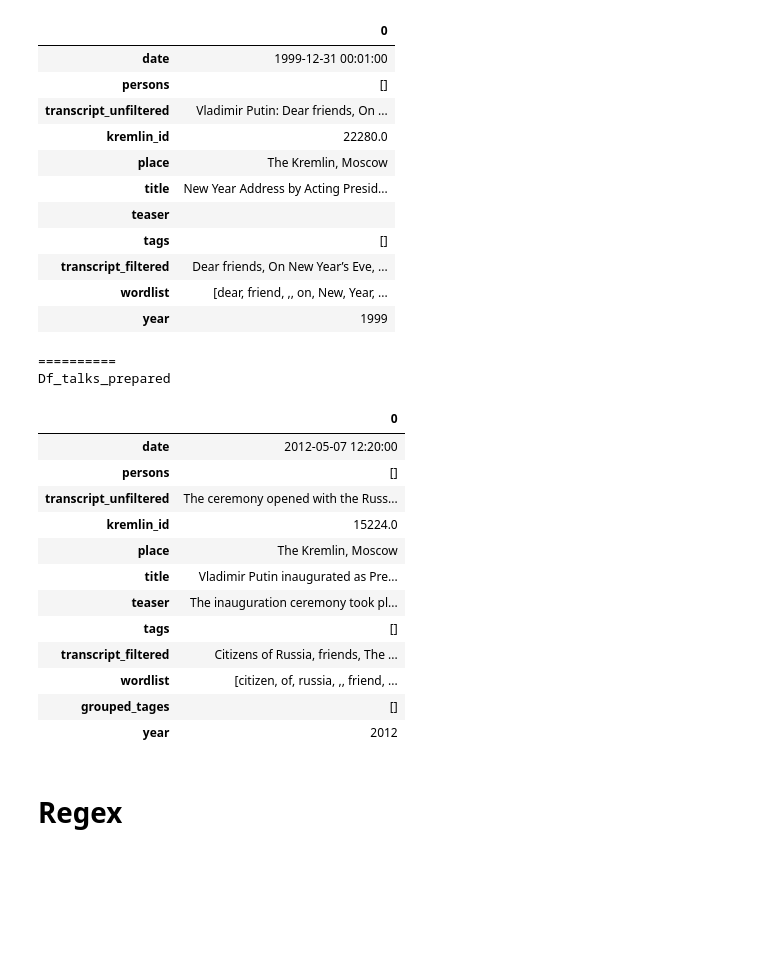
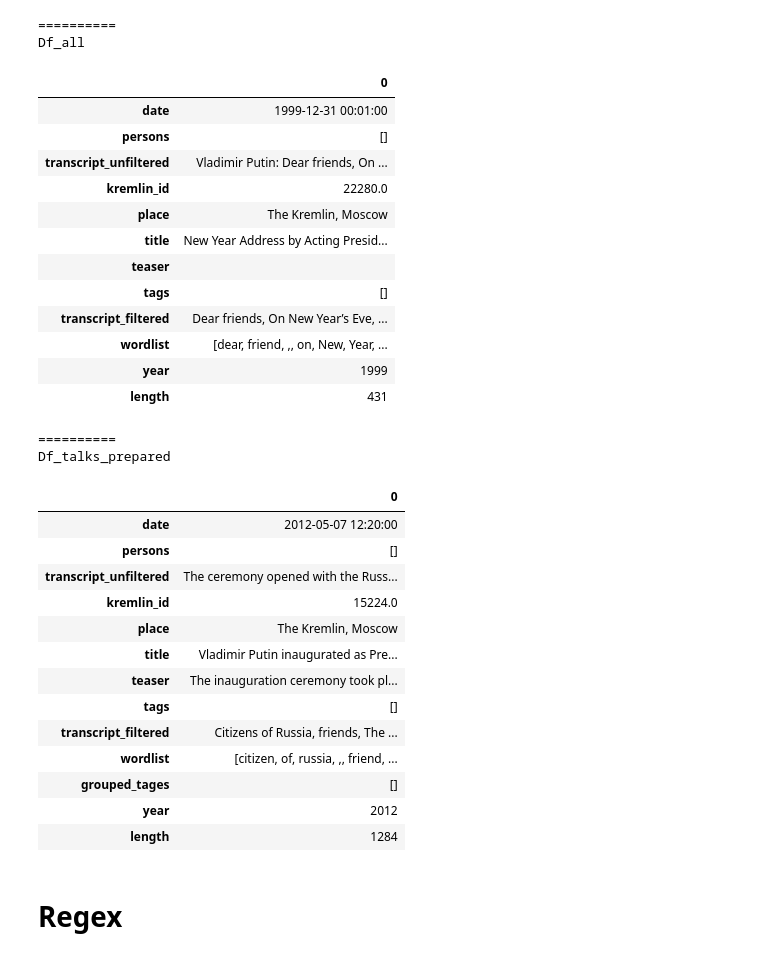
Before and after one commit to szuvarska/PutinsTalksAnalysis, a Jupyter notebook: notebooks/04a_counting.ipynb, the cells around one changed output. Drawn from its saved outputs; the diff is of its cells as text; code cells hidden in the pictures; blank space fills up the shorter version.

```diff
--- a/notebooks/04a_counting.ipynb
+++ b/notebooks/04a_counting.ipynb
@@ -109,38 +110,45 @@ def plot_keyword_by_year(df, keyword, title_keyword=None, mask=None):
     else:
         return
 # %%
-# Data for NATO 2004 only
+# Data only for NATO 2004 analysis
 df_all = pd.read_json('data/putin_complete.json')
 df_all = df_all[df_all['transcript_filtered'] != '']
 df_all['year'] = pd.to_datetime(df_all['date']).dt.year
+df_all['length'] = df_all['wordlist'].apply(len)
+print("="*10)
+print("Df_all")
 display(df_all.head(1).T)
 
 # Data for other analyses
 df_talks_prepared = pd.read_csv(
     'data/putins_talks_prepared.csv',
     converters={'wordlist': literal_eval}  # try to convert list-like strings to lists
 )
 df_talks_prepared['wordlist'] = df_talks_prepared['wordlist'].apply(normalize_wordlist)
 df_talks_prepared['year'] = pd.to_datetime(df_talks_prepared['date']).dt.year
+df_talks_prepared['length'] = df_talks_prepared['wordlist'].apply(len)
 
 print("="*10)
 print("Df_talks_prepared")
 display(df_talks_prepared.head(1).T)
 # %% [output]
+==========
+Df_all
 |  | 0 |
 | date | 1999-12-31 00:01:00 |
 | persons | [] |
 | transcript_unfiltered | Vladimir Putin: Dear friends, On ... |
 | kremlin_id | 22280.0 |
 | place | The Kremlin, Moscow |
 | title | New Year Address by Acting Presid... |
 | teaser |  |
 | tags | [] |
 | transcript_filtered | Dear friends, On New Year’s Eve, ... |
 | wordlist | [dear, friend, ,, on, New, Year, ... |
 | year | 1999 |
+| length | 431 |
-==========
-Df_talks_prepared
+==========
+Df_talks_prepared
 |  | 0 |
 | date | 2012-05-07 12:20:00 |
 | persons | [] |
@@ -154,6 +162,7 @@ Df_talks_prepared
 | wordlist | [citizen, of, russia, ,, friend, ... |
 | grouped_tages | [] |
 | year | 2012 |
+| length | 1284 |
 # %% [markdown]
 # Regex
 # %%
```
Also changed, not shown: parts of 15 cells of this notebook, 8 other files.
